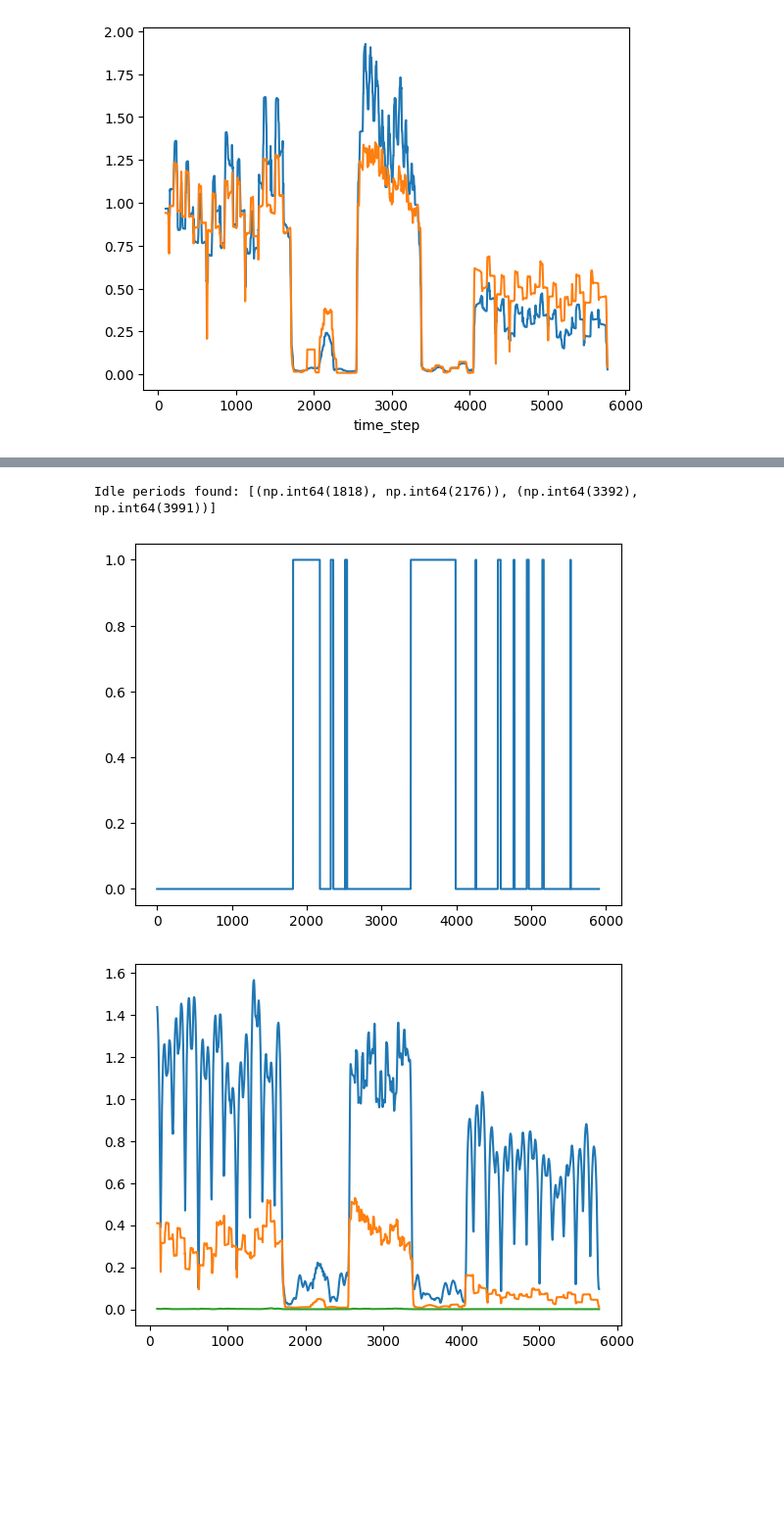
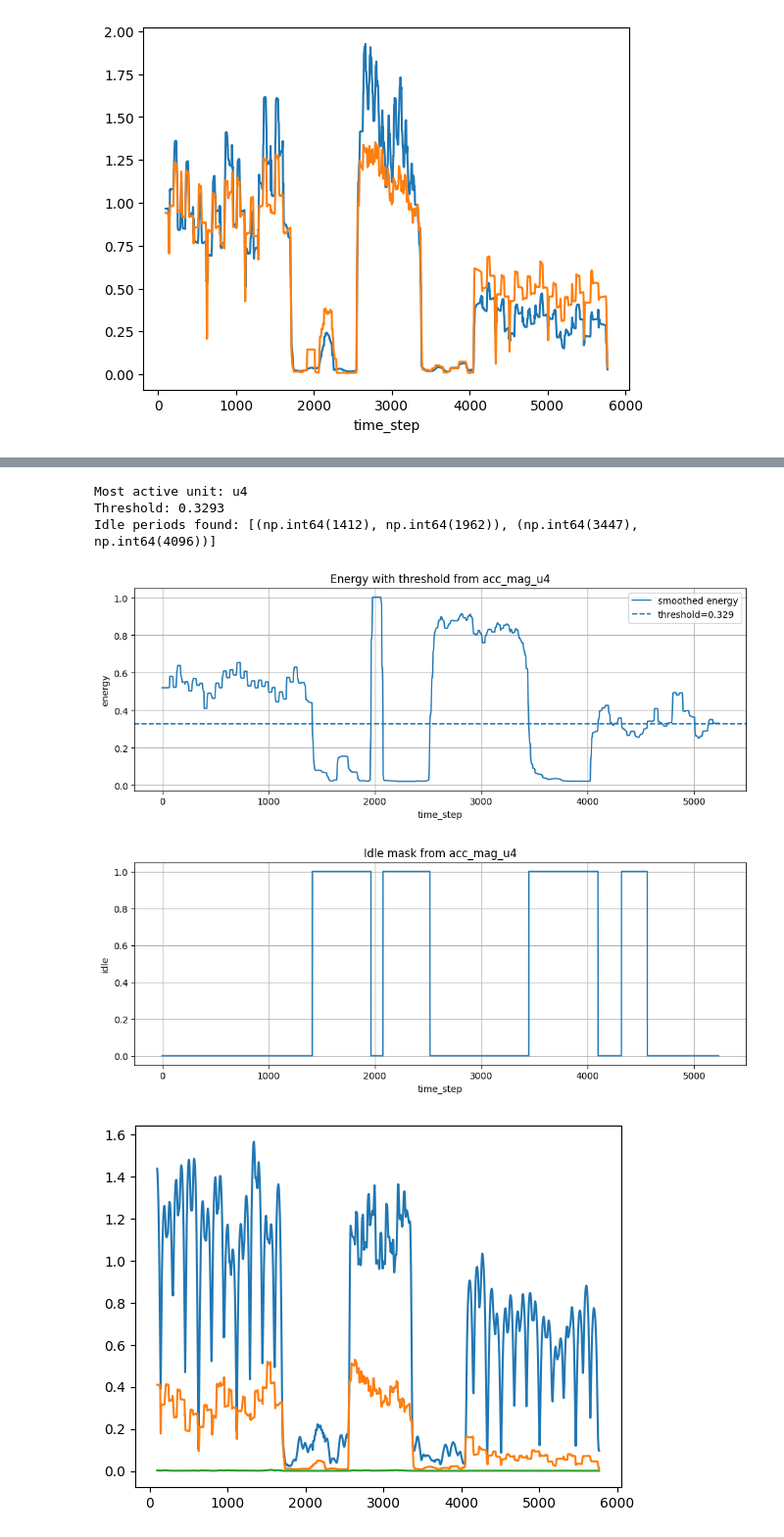
Before and after one commit to alessandrodipiano/wearable-sensor-exercise-recognition, a Jupyter notebook: notebooks/preprocessing.ipynb, the cells around one changed output, grey strips where cells are left out. Shown at 98% size. Saved outputs shown, nothing was run; the diff lists cells and outputs as text; code cells hidden in the pictures; blank space fills up the shorter version.

```diff
--- a/notebooks/preprocessing.ipynb
+++ b/notebooks/preprocessing.ipynb
@@ -199,5 +217,5 @@ def analyze_subject_exercises(subject, merged_df):
 
     return all_subject_ex
 # %%
-subject_ex=analyze_subject_exercises('s1', merged_df)
+subject_ex=analyze_subject_exercises('s5', merged_df)
 # %% [output]
@@ -300,28 +309,70 @@ subject_ex
 # %%
-signal = subject_ex['acc_mag_u4'].to_numpy()
+# Get the most active unit stored in the dataframe
+sub1 = subject_ex["e2"]
+unit = sub1['most_active_unit'].iloc[0]
+
+# Build the corresponding acceleration magnitude column
+column = f'acc_mag_{unit}'
+
+
+signal = sub1[column].to_numpy()
+
+# Rolling energy
 energy = pd.Series(signal).rolling(100, center=True).std()
 energy = energy.bfill().ffill()
 
-# Data-driven threshold: midpoint between 10th and 25th percentile
-threshold = (energy.quantile(0.10) + energy.quantile(0.25)) / 2
+# Optional smoothing of the energy itself
+energy_smooth = energy.rolling(50, center=True).median().bfill().ffill()
 
-idle_mask = energy < threshold
+# More permissive threshold
+threshold = energy_smooth.quantile(0.40)
 
-plt.plot(idle_mask)
+idle_mask = energy_smooth < threshold
 
-# Find contiguous idle regions and extract their start/end indices
+# Remove very short idle fragments
+min_idle_len = 150
 groups = (idle_mask != idle_mask.shift()).cumsum()
-idle_groups = idle_mask[idle_mask == True].groupby(groups[idle_mask == True])
+for _, group in idle_mask.groupby(groups):
+    if group.iloc[0] and len(group) < min_idle_len:
+        idle_mask.loc[group.index] = False
+
+# Recompute groups after cleaning
+groups = (idle_mask != idle_mask.shift()).cumsum()
+idle_groups = idle_mask[idle_mask].groupby(groups[idle_mask])
 idle_periods = [(group.index[0], group.index[-1]) for _, group in idle_groups]
 
-# Keep only the 2 longest idle periods (the real rest gaps)
+# Keep the 2 longest
 idle_periods = sorted(idle_periods, key=lambda x: x[1] - x[0], reverse=True)[:2]
-idle_periods = sorted(idle_periods, key=lambda x: x[0])  # re-sort by time
+idle_periods = sorted(idle_periods, key=lambda x: x[0])
 
+print(f"Most active unit: {unit}")
+print(f"Threshold: {threshold:.4f}")
 print("Idle periods found:", idle_periods)
+
+# Diagnostic plots
+plt.figure(figsize=(12,4))
+plt.plot(energy_smooth, label='smoothed energy')
+plt.axhline(threshold, linestyle='--', label=f'threshold={threshold:.3f}')
+plt.xlabel('time_step')
+plt.ylabel('energy')
+plt.title(f'Energy with threshold from {column}')
+plt.grid(True)
+plt.legend()
+plt.show()
+
+plt.figure(figsize=(12,4))
+plt.plot(idle_mask.astype(int))
+plt.xlabel('time_step')
+plt.ylabel('idle')
+plt.title(f'Idle mask from {column}')
+plt.grid(True)
+plt.show()
 # %% [output]
-Idle periods found: [(np.int64(1818), np.int64(2176)), (np.int64(3392), np.int64(3991))]
+Most active unit: u4
+Threshold: 0.3293
+Idle periods found: [(np.int64(1412), np.int64(1962)), (np.int64(3447), np.int64(4096))]
-[figure, old version]
+[figure, new version]
+[figure, added]
 # %%
 columns=["acc_mag_u3", 'gyr_mag_u3', 'mag_mag_u3']
 
```
Also changed, not shown: parts of 7 cells of this notebook.
